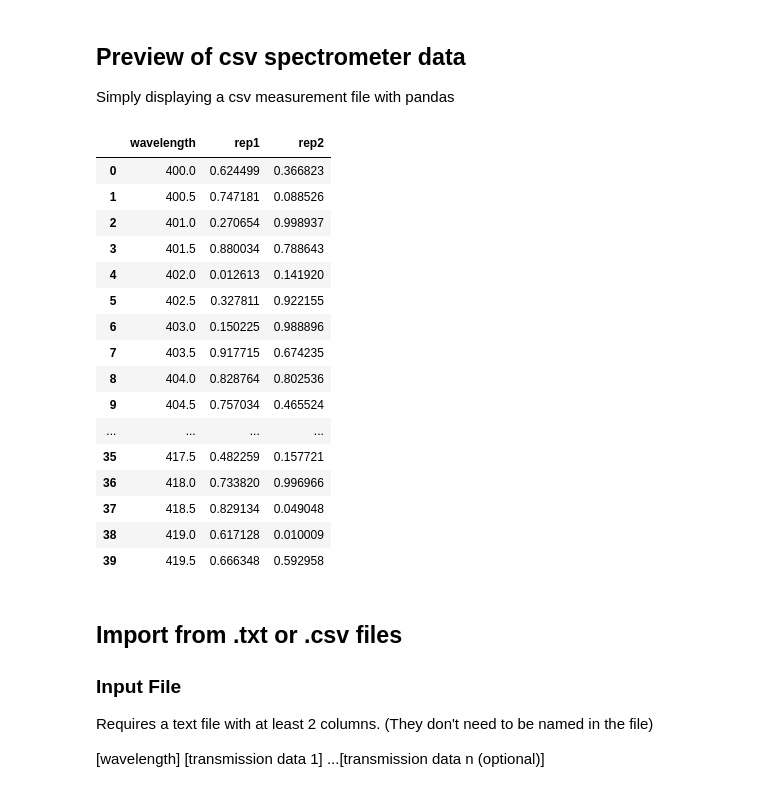
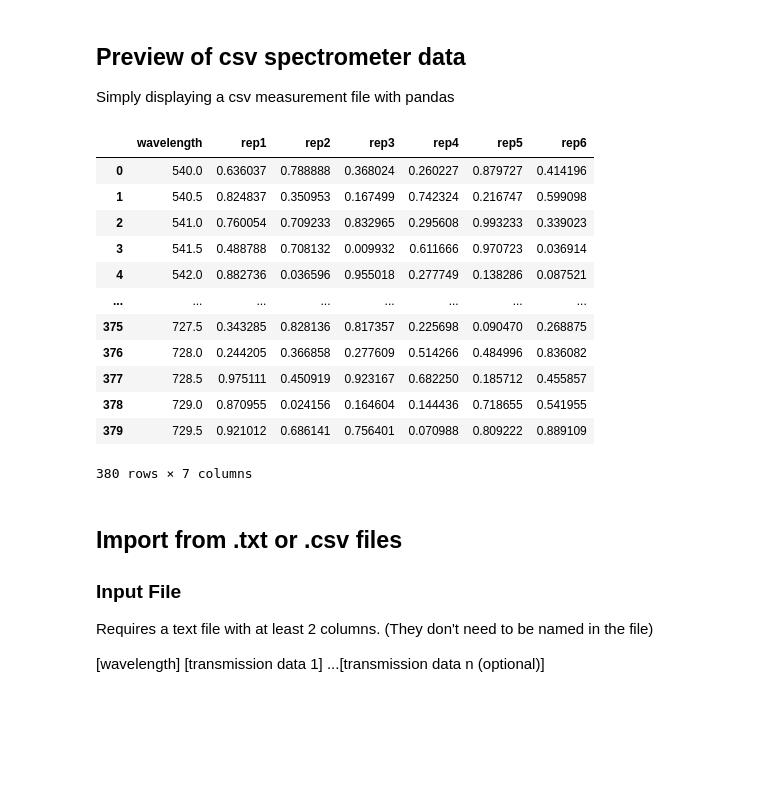
Before and after one commit to calcut/dwt-optical, a Jupyter notebook: csv_import_export.ipynb, the cells around one changed output. Cells and saved outputs as stored; diff of their text form; code cells hidden in the pictures; blank space fills up the shorter version.

```diff
--- a/csv_import_export.ipynb
+++ b/csv_import_export.ipynb
@@ -84,37 +80,33 @@ Simply displaying a csv measurement file with pandas
 # %%
 import os
 import pandas as pd
 
 # pd.options.display.max_rows= 15
-dir = "dummydata/DUM01/waterA/"
+dir = "dummydata/instrument01/waterA/"
 testfile = "instrument01-A01-waterA.txt"
 df = pd.read_csv(os.path.join(dir, testfile), sep='\t')
 
 #label columns
 reps = len(df.columns)-1
 col_names = ['wavelength']
 for r in range(reps):
 	col_names.append(F"rep{r+1}")
 df.columns = col_names
 df
 # %% [output]
-|  | wavelength | rep1 | rep2 |
-| 0 | 400.0 | 0.624499 | 0.366823 |
-| 1 | 400.5 | 0.747181 | 0.088526 |
-| 2 | 401.0 | 0.270654 | 0.998937 |
-| 3 | 401.5 | 0.880034 | 0.788643 |
-| 4 | 402.0 | 0.012613 | 0.141920 |
-| 5 | 402.5 | 0.327811 | 0.922155 |
-| 6 | 403.0 | 0.150225 | 0.988896 |
-| 7 | 403.5 | 0.917715 | 0.674235 |
-| 8 | 404.0 | 0.828764 | 0.802536 |
-| 9 | 404.5 | 0.757034 | 0.465524 |
-| ... | ... | ... | ... |
-| 35 | 417.5 | 0.482259 | 0.157721 |
-| 36 | 418.0 | 0.733820 | 0.996966 |
-| 37 | 418.5 | 0.829134 | 0.049048 |
-| 38 | 419.0 | 0.617128 | 0.010009 |
-| 39 | 419.5 | 0.666348 | 0.592958 |
+|  | wavelength | rep1 | rep2 | rep3 | rep4 | rep5 | rep6 |
+| 0 | 540.0 | 0.636037 | 0.788888 | 0.368024 | 0.260227 | 0.879727 | 0.414196 |
+| 1 | 540.5 | 0.824837 | 0.350953 | 0.167499 | 0.742324 | 0.216747 | 0.599098 |
+| 2 | 541.0 | 0.760054 | 0.709233 | 0.832965 | 0.295608 | 0.993233 | 0.339023 |
+| 3 | 541.5 | 0.488788 | 0.708132 | 0.009932 | 0.611666 | 0.970723 | 0.036914 |
+| 4 | 542.0 | 0.882736 | 0.036596 | 0.955018 | 0.277749 | 0.138286 | 0.087521 |
+| ... | ... | ... | ... | ... | ... | ... | ... |
+| 375 | 727.5 | 0.343285 | 0.828136 | 0.817357 | 0.225698 | 0.090470 | 0.268875 |
+| 376 | 728.0 | 0.244205 | 0.366858 | 0.277609 | 0.514266 | 0.484996 | 0.836082 |
+| 377 | 728.5 | 0.975111 | 0.450919 | 0.923167 | 0.682250 | 0.185712 | 0.455857 |
+| 378 | 729.0 | 0.870955 | 0.024156 | 0.164604 | 0.144436 | 0.718655 | 0.541955 |
+| 379 | 729.5 | 0.921012 | 0.686141 | 0.756401 | 0.070988 | 0.809222 | 0.889109 |
+380 rows × 7 columns
 # %% [markdown]
 ## Import from .txt or .csv files
 
```
Also changed, not shown: parts of 12 cells of this notebook, 1 other file.
